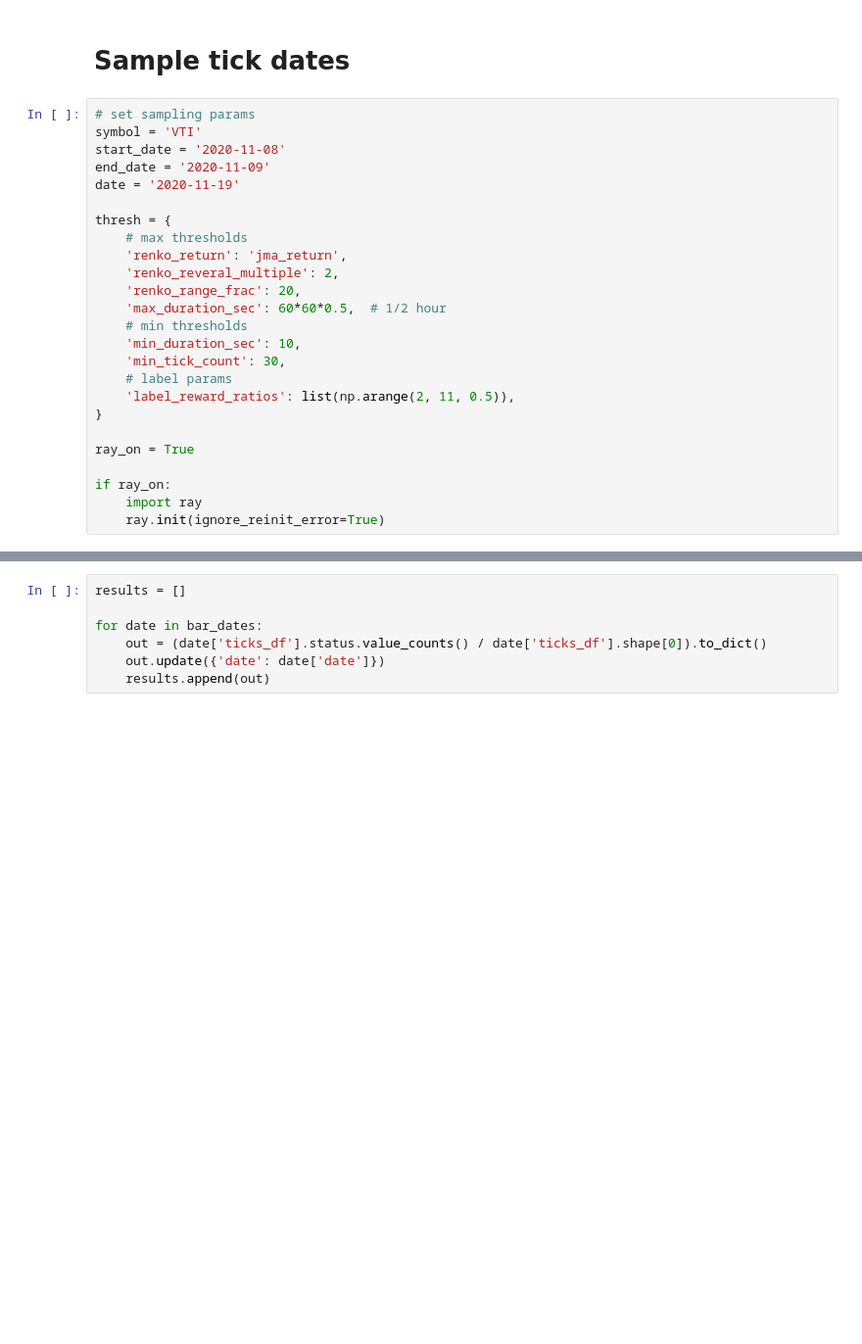
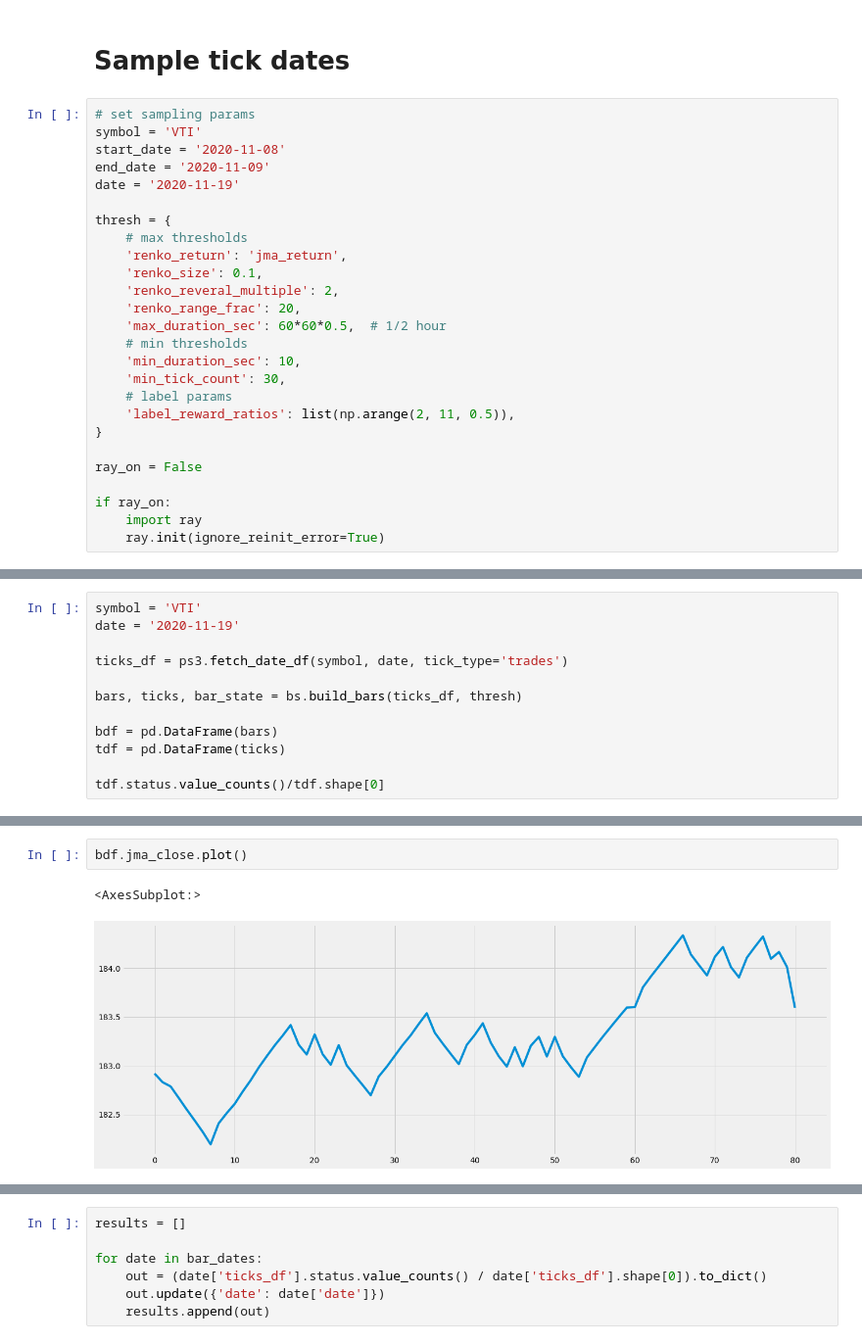
Before and after one commit to bobcolner/pandas-polygon, a Jupyter notebook: nb_bars.ipynb, the cells around one changed output, grey strips where cells are left out. Shown at 98% size. Drawn from its saved outputs; the diff is of its cells as text; blank space fills up the shorter version.

```diff
--- a/nb_bars.ipynb
+++ b/nb_bars.ipynb
@@ -110,6 +87,7 @@ date = '2020-11-19'
 thresh = {
     # max thresholds
     'renko_return': 'jma_return',
+    'renko_size': 0.1,
     'renko_reveral_multiple': 2,
     'renko_range_frac': 20,
     'max_duration_sec': 60*60*0.5,  # 1/2 hour
@@ -120,7 +98,7 @@ thresh = {
     'label_reward_ratios': list(np.arange(2, 11, 0.5)),
 }
 
-ray_on = True
+ray_on = False
 
 if ray_on:
     import ray
@@ -137,0 +106,12 @@ stats_df = bw.bar_dates_stats(stacked_df)
+# %%
+symbol = 'VTI'
+date = '2020-11-19'
+
+ticks_df = ps3.fetch_date_df(symbol, date, tick_type='trades')
+
+bars, ticks, bar_state = bs.build_bars(ticks_df, thresh)
+
+bdf = pd.DataFrame(bars)
+tdf = pd.DataFrame(ticks)
+
+tdf.status.value_counts()/tdf.shape[0]
@@ -137,0 +144,5 @@ stats_df = bw.bar_dates_stats(stacked_df)
+# %%
+bdf.jma_close.plot()
+# %% [output]
+<AxesSubplot:>
+[figure, added]
```
Also changed, not shown: parts of 39 cells of this notebook, 9 other files.
